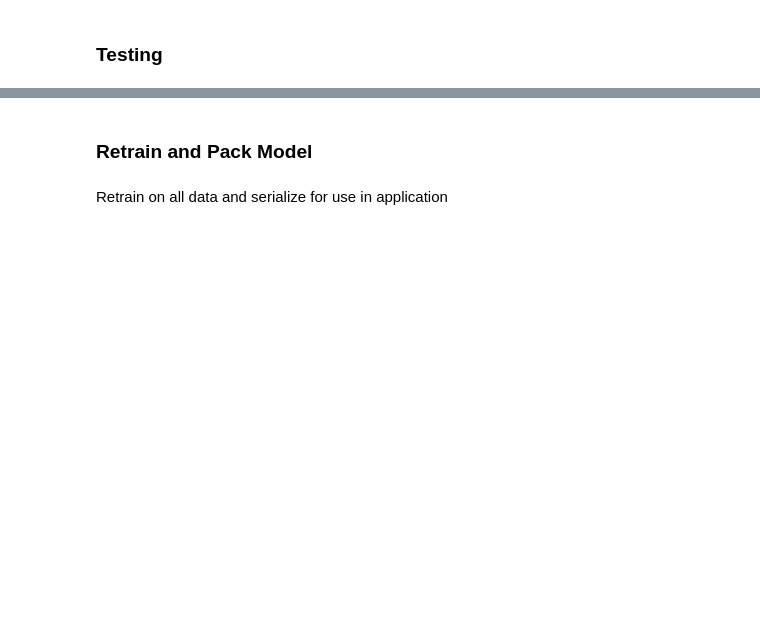
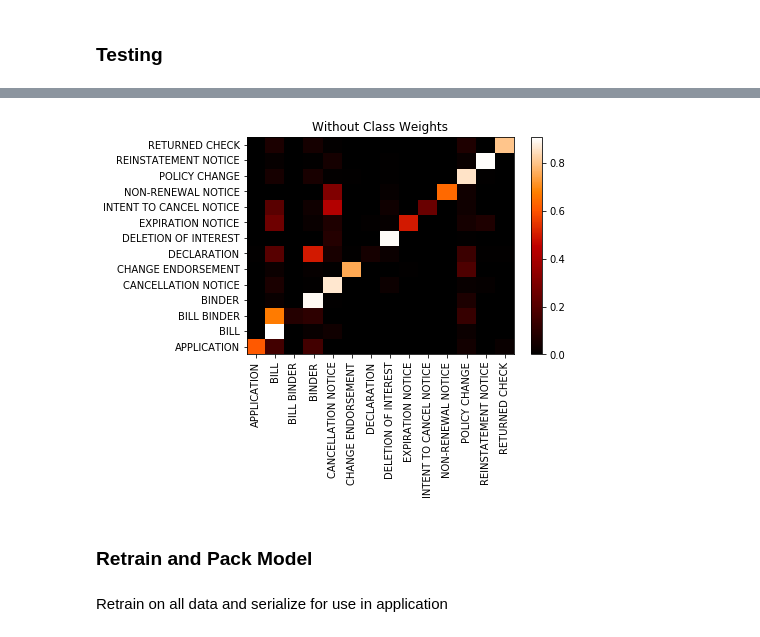
Before and after one commit to xitizzz/Document-Classification-Test, a Jupyter notebook: Feed Forward Network.ipynb, the cells around one changed output, grey strips where cells are left out. Drawn from its saved outputs; the diff is of its cells as text; code cells hidden in the pictures; blank space fills up the shorter version.

```diff
--- a/Feed Forward Network.ipynb
+++ b/Feed Forward Network.ipynb
@@ -58,0 +137,2 @@ model.model.evaluate(x=x_test, y=y_test)
+# %%
+accuracy, conf_mat, roc = evaluate(y_true=y_test, y_score=model.predict_proba(x_test))
@@ -59,3 +164,7 @@ model.model.evaluate(x=x_test, y=y_test)
+# %%
+plot_me_nice(confusion_matrix=conf_mat, labels=list(label_encoder.classes_), title='Without Class Weights')
+# %% [output]
+[figure, added]
 # %% [markdown]
 ### Retrain and Pack Model
 # %% [markdown]
```
Also changed, not shown: parts of 43 cells of this notebook, 8 other files.
